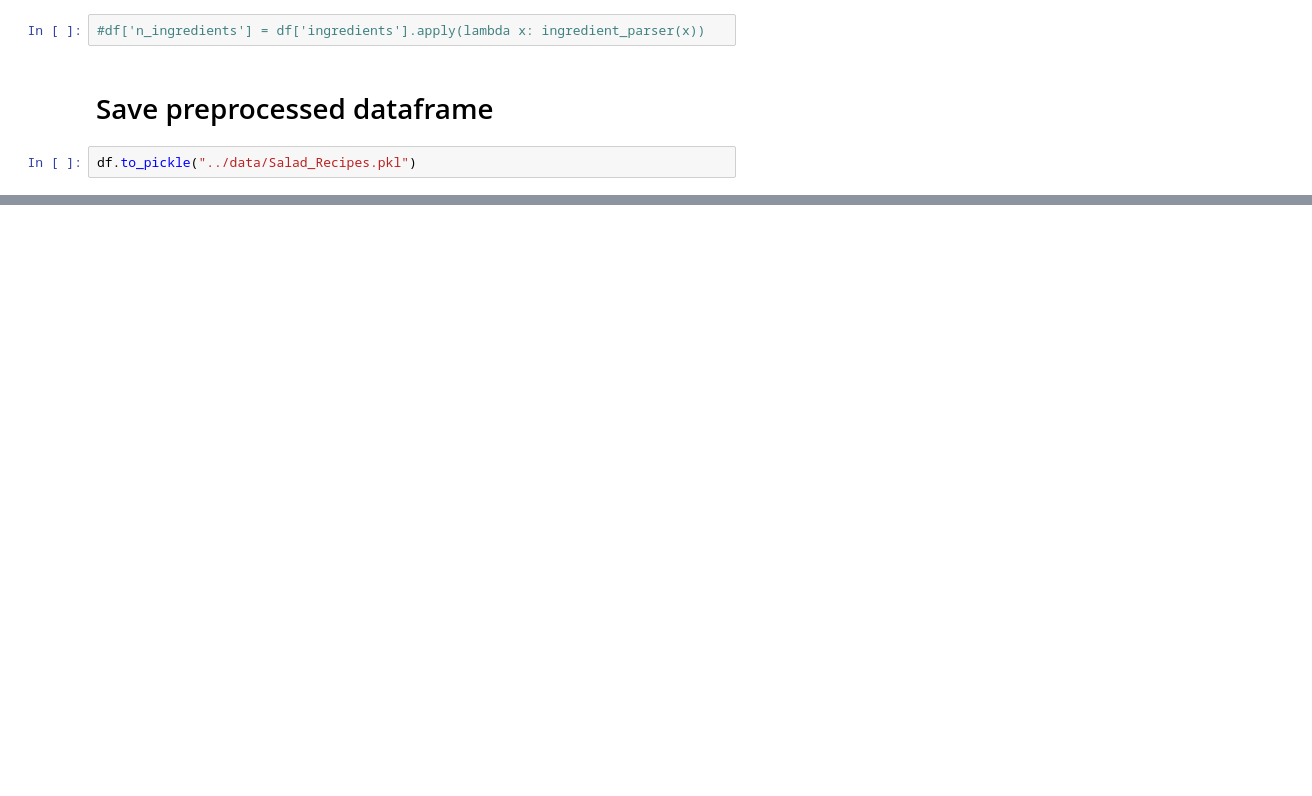
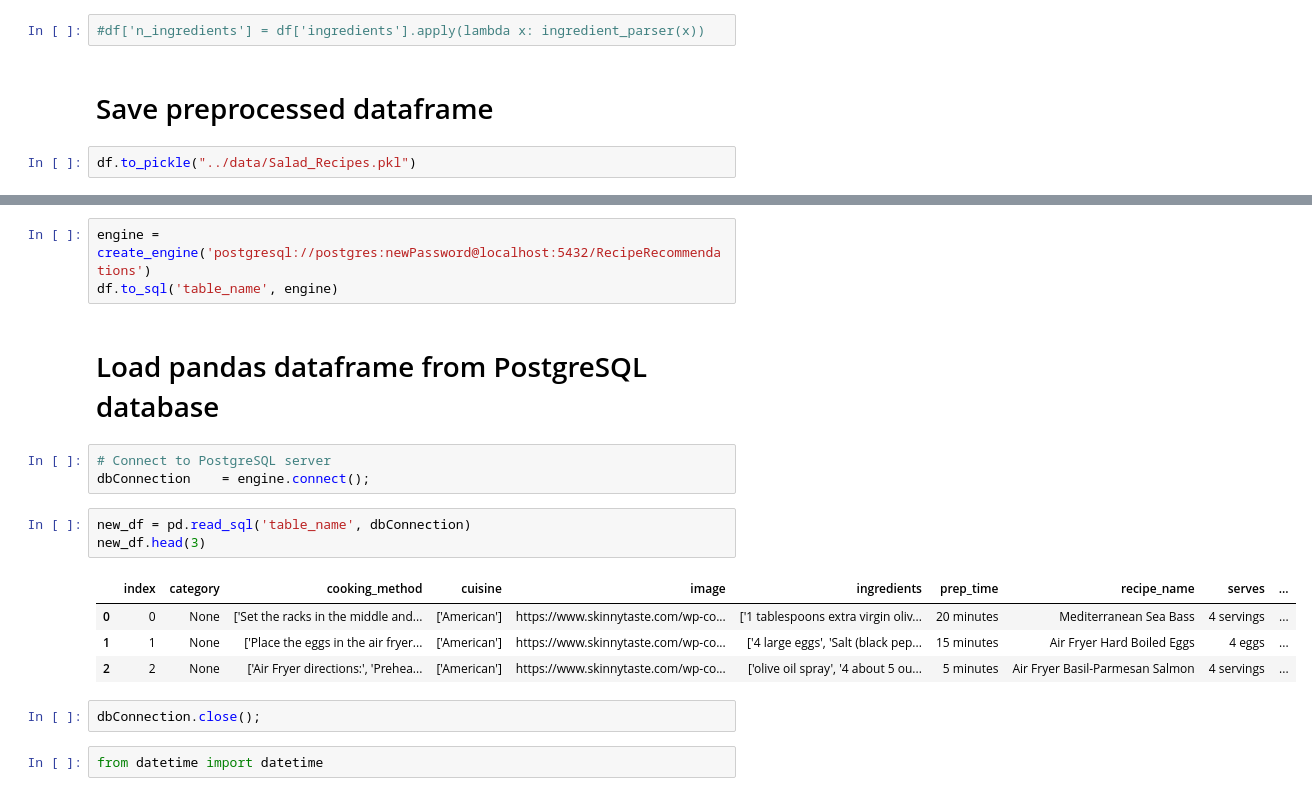
Before and after one commit to DavidGeisel/RecipeSuggestions, a Jupyter notebook: Notebooks/Preprocess_data.ipynb, the cells around one changed output, grey strips where cells are left out. Saved outputs shown, nothing was run; the diff lists cells and outputs as text; blank space fills up the shorter version.

Commit message:
adds postgresql database implementation for search calls and user feedback, presents recommendation options

```diff
--- a/Notebooks/Preprocess_data.ipynb
+++ b/Notebooks/Preprocess_data.ipynb
@@ -163,0 +221,20 @@ df.to_pickle("../data/Salad_Recipes.pkl")
+# %%
+engine = create_engine('postgresql://postgres:newPassword@localhost:5432/RecipeRecommendations')
+df.to_sql('table_name', engine)
+# %% [markdown]
+# Load pandas dataframe from PostgreSQL database
+# %%
+# Connect to PostgreSQL server
+dbConnection    = engine.connect();
+# %%
+new_df = pd.read_sql('table_name', dbConnection)
+new_df.head(3)
+# %% [output]
+|  | index | category | cooking_method | cuisine | image | ingredients | prep_time | recipe_name | serves | ... |
+| 0 | 0 | None | ['Set the racks in the middle and... | ['American'] | https://www.skinnytaste.com/wp-co... | ['1 tablespoons extra virgin oliv... | 20 minutes | Mediterranean Sea Bass | 4 servings | ... |
+| 1 | 1 | None | ['Place the eggs in the air fryer... | ['American'] | https://www.skinnytaste.com/wp-co... | ['4 large eggs', 'Salt (black pep... | 15 minutes | Air Fryer Hard Boiled Eggs | 4 eggs | ... |
+| 2 | 2 | None | ['Air Fryer directions:', 'Prehea... | ['American'] | https://www.skinnytaste.com/wp-co... | ['olive oil spray', '4 about 5 ou... | 5 minutes | Air Fryer Basil-Parmesan Salmon | 4 servings | ... |
+# %%
+dbConnection.close();
+# %%
+from datetime import datetime
```
Also changed, not shown: parts of 8 cells of this notebook, 11 other files.
